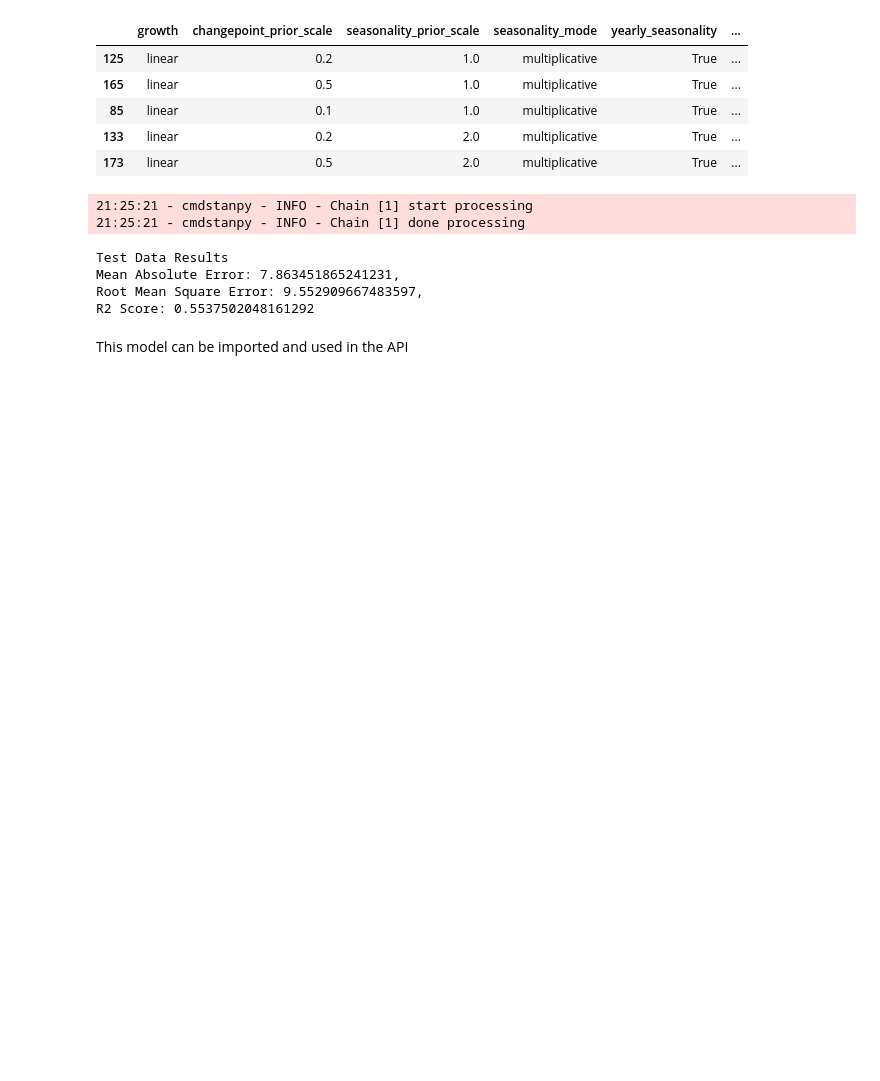
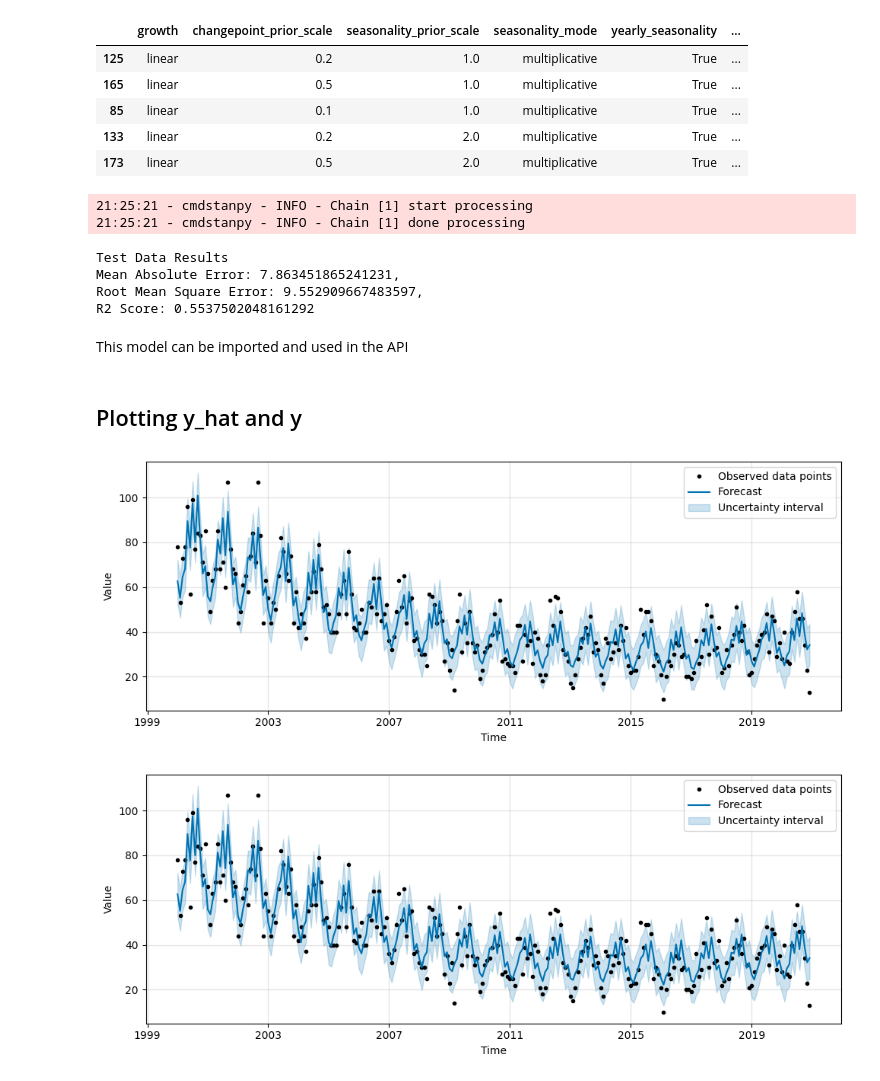
Before and after one commit to hauntedcupoftea/DPS-AI-Challenge, a Jupyter notebook: experimentation/model_training.ipynb, the cells around one changed output. Saved outputs shown, nothing was run; the diff lists cells and outputs as text; code cells hidden in the pictures; blank space fills up the shorter version.

Commit message:
version bump and readme edits (and a new plot)

```diff
--- a/experimentation/model_training.ipynb
+++ b/experimentation/model_training.ipynb
@@ -153,3 +153,11 @@ with open("../models/prophet-model.json", "w") as fout:
     fout.write(model_to_json(predictor))
 # %% [markdown]
 This model can be imported and used in the API
+# %% [markdown]
+## Plotting y_hat and y
+# %%
+from prophet.plot import plot
+plot(predictor, predictor.predict(train_data), xlabel='Time', ylabel='Value', figsize=(10, 4), include_legend=True)
+# %% [output]
+[figure, added]
+[figure, added]
```
Also changed, not shown: 3 other files.
